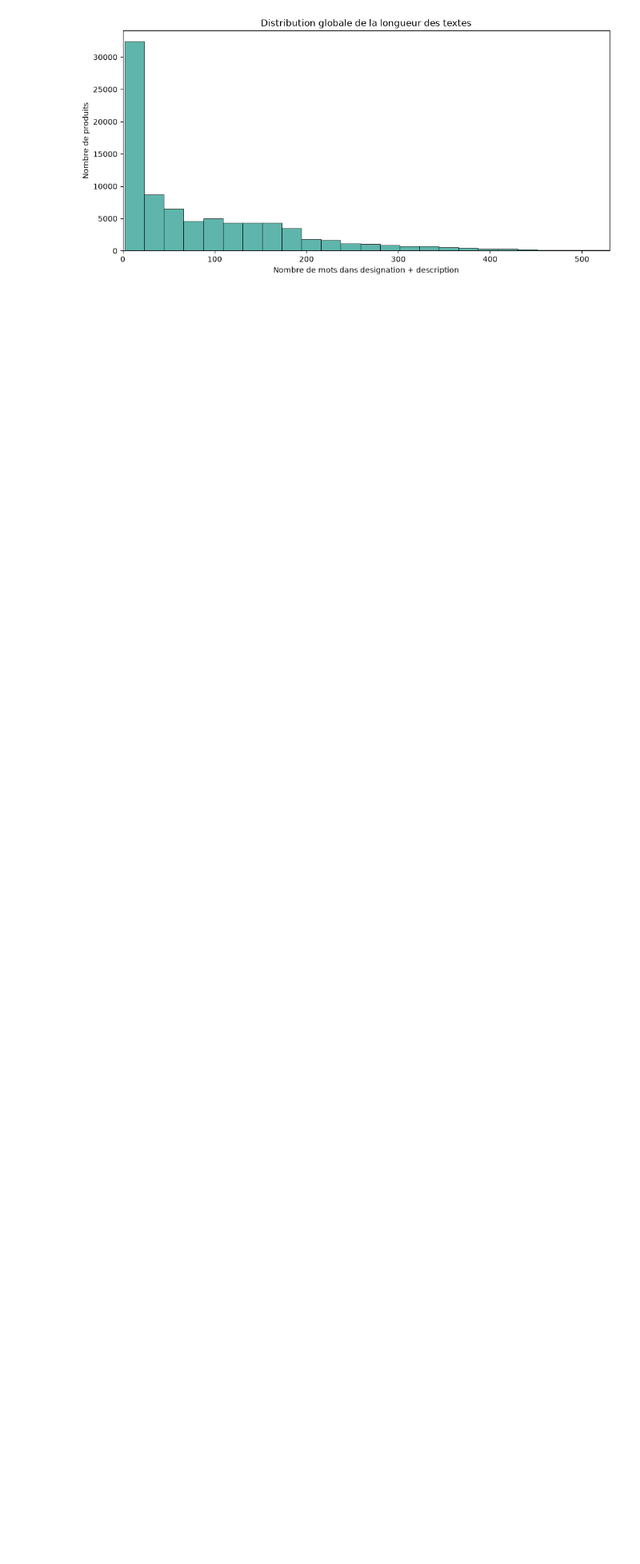
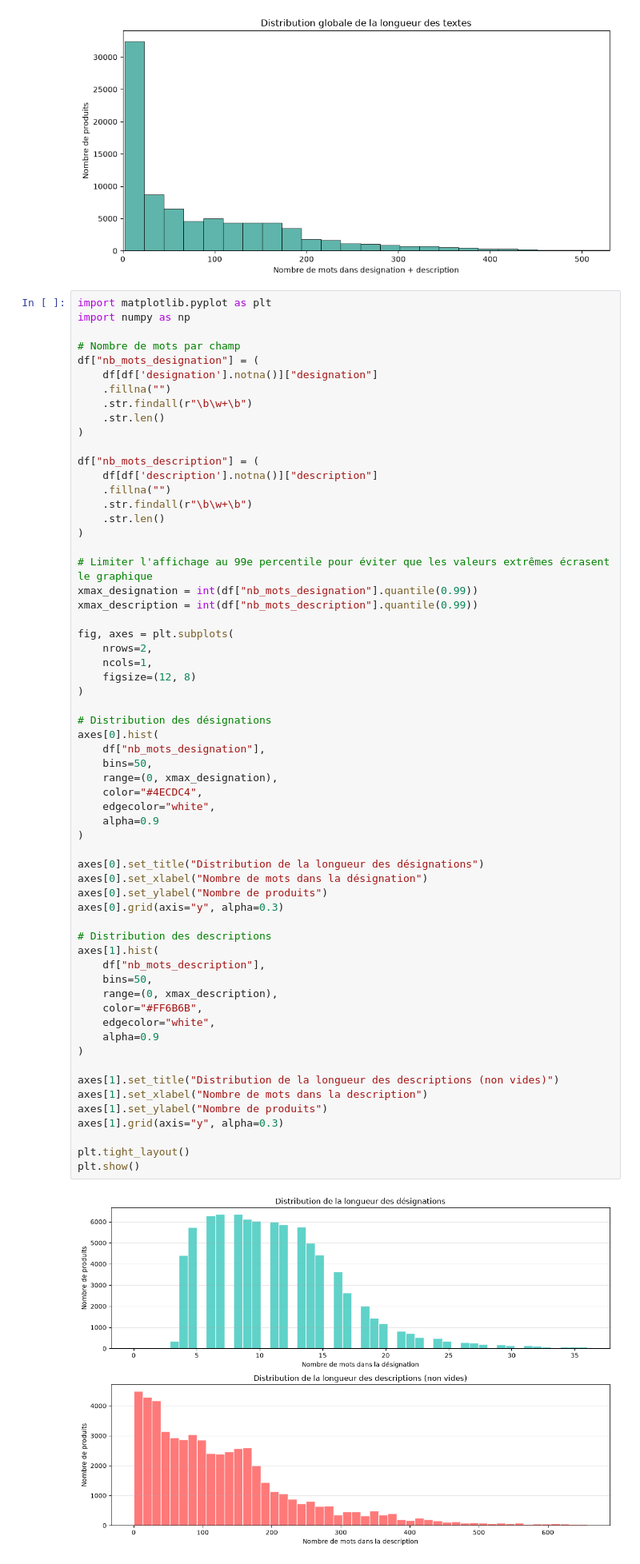
Before and after one commit to DataScientest-Studio/sep25_alt2_iia_rakuten_2, a Jupyter notebook: Exploration_donnees_&_Dataviz/Explo_Dataviz_img+txt.ipynb, the cells around one changed output. Shown at 80% size. Cells and saved outputs as stored; diff of their text form; blank space fills up the shorter version.

```diff
--- a/Exploration_donnees_&_Dataviz/Explo_Dataviz_img+txt.ipynb
+++ b/Exploration_donnees_&_Dataviz/Explo_Dataviz_img+txt.ipynb
@@ -946,3 +922,66 @@ plt.tight_layout()
 plt.show()
 # %% [output]
 [figure]
+# %%
+import matplotlib.pyplot as plt
+import numpy as np
+
+# Nombre de mots par champ
+df["nb_mots_designation"] = (
+    df[df['designation'].notna()]["designation"]
+    .fillna("")
+    .str.findall(r"\b\w+\b")
+    .str.len()
+)
+
+df["nb_mots_description"] = (
+    df[df['description'].notna()]["description"]
+    .fillna("")
+    .str.findall(r"\b\w+\b")
+    .str.len()
+)
+
+# Limiter l'affichage au 99e percentile pour éviter que les valeurs extrêmes écrasent le graphique
+xmax_designation = int(df["nb_mots_designation"].quantile(0.99))
+xmax_description = int(df["nb_mots_description"].quantile(0.99))
+
+fig, axes = plt.subplots(
+    nrows=2,
+    ncols=1,
+    figsize=(12, 8)
+)
+
+# Distribution des désignations
+axes[0].hist(
+    df["nb_mots_designation"],
+    bins=50,
+    range=(0, xmax_designation),
+    color="#4ECDC4",
+    edgecolor="white",
+    alpha=0.9
+)
+
+axes[0].set_title("Distribution de la longueur des désignations")
+axes[0].set_xlabel("Nombre de mots dans la désignation")
+axes[0].set_ylabel("Nombre de produits")
+axes[0].grid(axis="y", alpha=0.3)
+
+# Distribution des descriptions
+axes[1].hist(
+    df["nb_mots_description"],
+    bins=50,
+    range=(0, xmax_description),
+    color="#FF6B6B",
+    edgecolor="white",
+    alpha=0.9
+)
+
+axes[1].set_title("Distribution de la longueur des descriptions (non vides)")
+axes[1].set_xlabel("Nombre de mots dans la description")
+axes[1].set_ylabel("Nombre de produits")
+axes[1].grid(axis="y", alpha=0.3)
+
+plt.tight_layout()
+plt.show()
+# %% [output]
+[figure, added]
```
Also changed, not shown: parts of 9 cells of this notebook.
